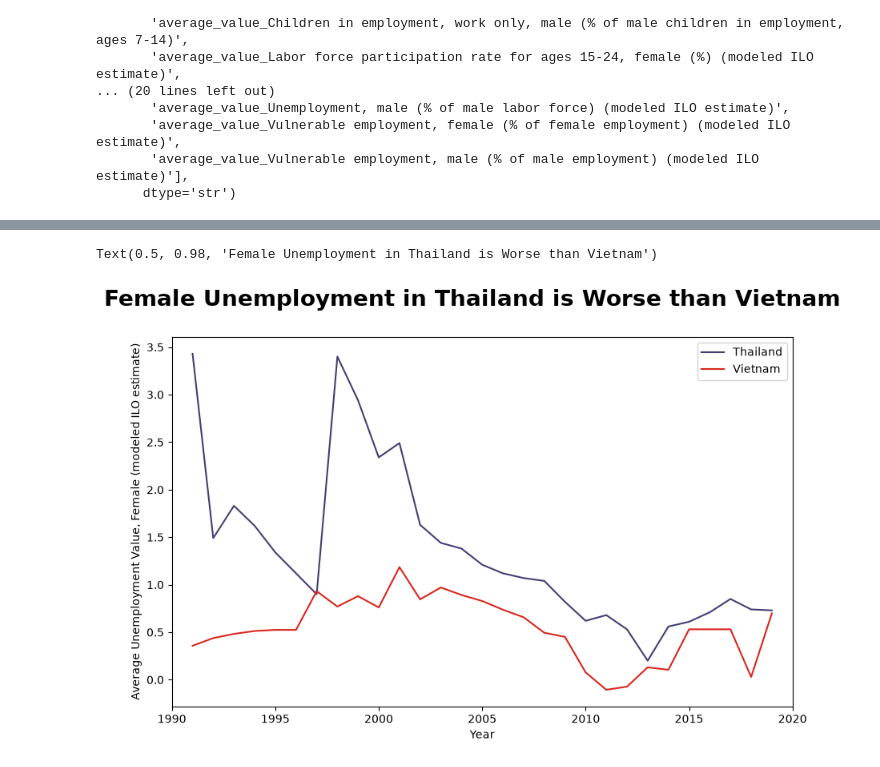
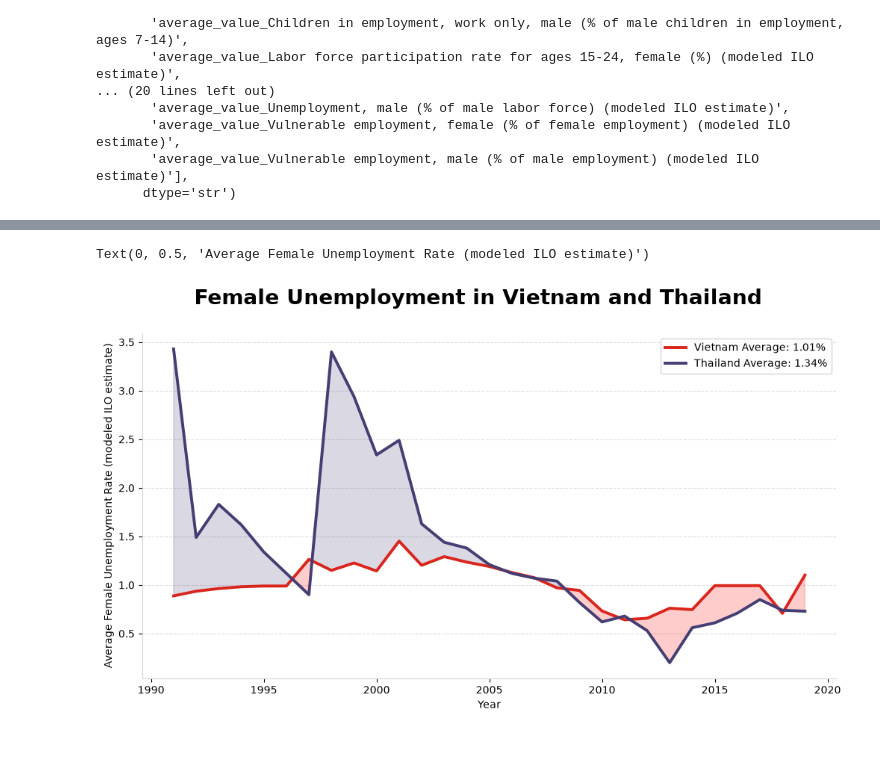
Before and after one commit to benly03/DSC-209R-Project-2, a Jupyter notebook: project2.ipynb, the cells around one changed output, grey strips where cells are left out. Saved outputs shown, nothing was run; the diff lists cells and outputs as text; code cells hidden in the pictures.

```diff
--- a/project2.ipynb
+++ b/project2.ipynb
@@ -50,9 +50,11 @@ Y_mean_t = thai_df['average_value_Unemployment, female (% of female labor force)
 Y = 'average_value_Unemployment, female (% of female labor force) (modeled ILO estimate)'
 
 Y2 = viet_df['average_value_Unemployment, female (% of female labor force) (modeled ILO estimate)']
-Y2_log = np.log(Y2)
+Y2_log = np.log1p(Y2)
 
 viet_df['average_value_Unemployment, female (% of female labor force) (modeled ILO estimate) log'] = Y2_log
+
+Y_mean_vLog = viet_df['average_value_Unemployment, female (% of female labor force) (modeled ILO estimate) log'].mean()
 # %%
 ### Final Visualizations
 # %%
@@ -137,16 +118,58 @@ Text(0.5, 0.98, 'Female Unemployment in Thailand is Worse than Vietnam')
 # %%
-fig, axes = plt.subplots(1,1, figsize=(10,6))
+fig, axes = plt.subplots(1,1, figsize=(12,6))
 
-sns.lineplot(data=thai_df, x=X, y=Y, ax=axes, label="Thailand", color="#443E73")
-sns.lineplot(data=viet_df, x=X, y=Y2_log, ax=axes, label="Vietnam", color="#DA251D", alpha=1)
+sns.lineplot(data=viet_df, x=X, y='average_value_Unemployment, female (% of female labor force) (modeled ILO estimate) log', color="#DA251D",
+             label=f'Vietnam Average: {Y_mean_vLog:.2f}%', ax=axes, linewidth=2.8)
+sns.lineplot(data=thai_df, x=X, y=Y, color="#443E73",
+             label=f'Thailand Average: {Y_mean_t:.2f}%', ax=axes, linewidth=2.8)
 
-axes.set_xlim(1990, 2020)
-plt.ylabel("Average Unemployment Value, Female (modeled ILO estimate)")
+Y = 'average_value_Unemployment, female (% of female labor force) (modeled ILO estimate)'
+
+# Align rates by year
+rates = pd.concat(
+    [
+        viet_df.set_index('Year')['average_value_Unemployment, female (% of female labor force) (modeled ILO estimate) log'].rename('Vietnam'),
+        thai_df.set_index('Year')[Y].rename('Thailand')
+    ],
+    axis=1,
+    join='inner'
+).dropna().sort_index()
+
+years = rates.index.to_numpy(dtype=float)
+vietnam = rates['Vietnam'].to_numpy(dtype=float)
+thailand = rates['Thailand'].to_numpy(dtype=float)
+
+# Vietnam higher: faded red
+axes.fill_between(
+    years, vietnam, thailand,
+    where=vietnam > thailand,
+    color='red', alpha=0.2,
+    interpolate=True, zorder=1
+)
+
+# Vietnam lower: faded green
+axes.fill_between(
+    years, vietnam, thailand,
+    where=vietnam < thailand,
+    color="#443E73", alpha=0.2,
+    interpolate=True, zorder=1
+)
+
 fig.suptitle(
-    "Female Unemployment in Thailand is Worse than Vietnam",
+    "Female Unemployment in Vietnam and Thailand",
     fontsize=20,
     fontweight="bold"
 )
+
+for side in ['top', 'right']:
+    axes.spines[side].set_visible(False)
+
+for side in ['left', 'bottom']:
+    axes.spines[side].set_color('#D1D5DB')
+
+axes.grid(True, axis='y', linestyle='--', alpha=0.4)
+axes.set_axisbelow(True)
+plt.ylabel("Average Female Unemployment Rate (modeled ILO estimate)")
 # %% [output]
-Text(0.5, 0.98, 'Female Unemployment in Thailand is Worse than Vietnam')
+Text(0, 0.5, 'Average Female Unemployment Rate (modeled ILO estimate)')
-[figure, old version]
+[figure, new version]
```
Also changed, not shown: parts of 3 cells of this notebook, 3 other files.
